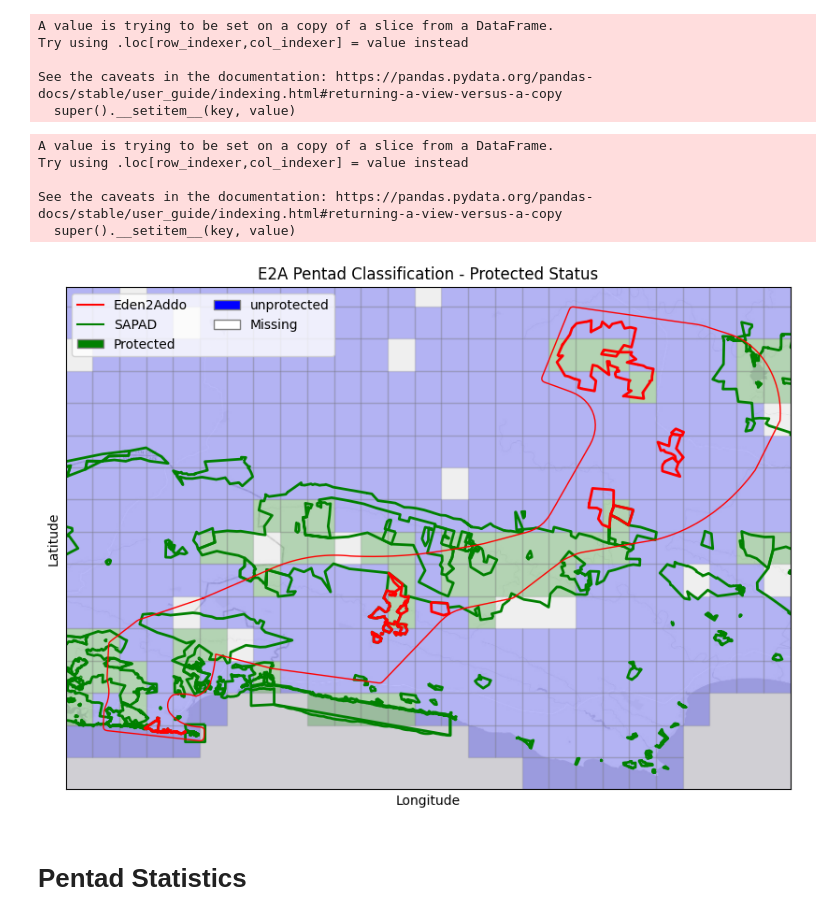
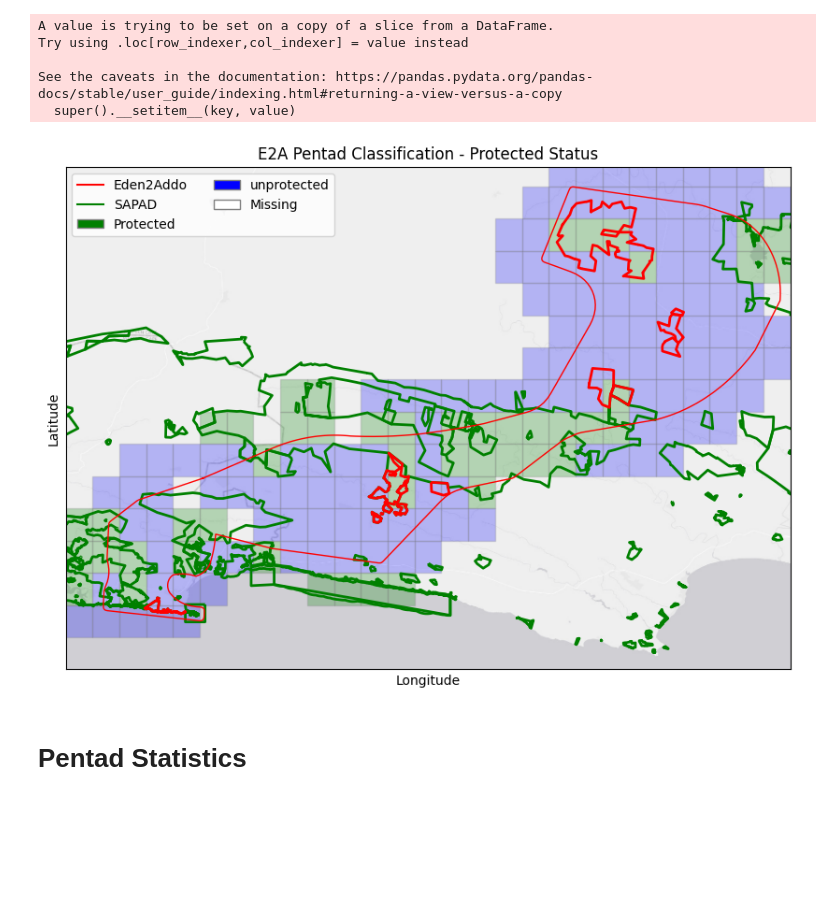
Before and after one commit to jardunn/ForTheBirds-EdenToAddo, a Jupyter notebook: forTheBirds_E2A.ipynb, the cells around one changed output. Saved outputs shown, nothing was run; the diff lists cells and outputs as text; code cells hidden in the pictures; blank space fills up the shorter version.

```diff
--- a/forTheBirds_E2A.ipynb
+++ b/forTheBirds_E2A.ipynb
@@ -149,8 +150,11 @@ def filter_to_bounding_box(df, bounding_box):
 bounding_box = Polygon([(min_lon, min_lat), (max_lon, min_lat), (max_lon, max_lat), (min_lon, max_lat)])
 e2a_SAPAD_df = filter_to_bounding_box(SAPAD_shape_df, bounding_box)
 e2a_pentad_gdf = filter_to_bounding_box(pentad_gdf, bounding_box)
+corridor_boundary = e2a_shape_broad_df.geometry.iloc[0]
+
 # Create a single area of SAPAD data
 e2a_SAPAD_area = e2a_SAPAD_df.dissolve()
+# Create a single area of the Eden to Addo sites
 e2a_site_area = e2a_shape_site_df.dissolve()
 # %%
 # Classify Pentads
@@ -256,6 +260,7 @@ plt.show()
 ## Add Protected Area to Pentads
 Use SAPAD regions to mark pentads as protected if they intersect with a protected area.
 # %%
+'''
 def classify_protected(pentad_geometry, protected_areas):
   for area in protected_areas:
     if area.overlaps(pentad_geometry).any() or area.contains(pentad_geometry).any():
@@ -263,57 +268,52 @@ def classify_protected(pentad_geometry, protected_areas):
   return False
 
 e2a_pentad_gdf['protected'] = e2a_pentad_gdf.geometry.apply(lambda row: classify_protected(row, [e2a_SAPAD_df, e2a_shape_site_df]))
+'''
+PROTECTED_THRESHOLD = 0.5
+e2a_pentad_gdf['protected'] = e2a_pentad_gdf.geometry.apply(
+    lambda polygon: (polygon.intersection(e2a_SAPAD_area.geometry.iloc[0]).area + polygon.intersection(e2a_site_area.geometry.loc[0]).area) / polygon.area > PROTECTED_THRESHOLD
+)
 # %% [output]
 A value is trying to be set on a copy of a slice from a DataFrame.
 Try using .loc[row_indexer,col_indexer] = value instead
 
 See the caveats in the documentation: https://pandas.pydata.org/pandas-docs/stable/user_guide/indexing.html#returning-a-view-versus-a-copy
   super().__setitem__(key, value)
-# %%
-e2a_pentad_gdf['percentage_protected'] = e2a_pentad_gdf.geometry.apply(
-    lambda polygon: (polygon.intersection(e2a_SAPAD_area.geometry.iloc[0]).area + polygon.intersection(e2a_site_area.geometry.loc[0]).area) / polygon.area
-)
-# %% [output]
-A value is trying to be set on a copy of a slice from a DataFrame.
-Try using .loc[row_indexer,col_indexer] = value instead
-
-See the caveats in the documentation: https://pandas.pydata.org/pandas-docs/stable/user_guide/indexing.html#returning-a-view-versus-a-copy
-  super().__setitem__(key, value)
 # %%
 def protected_colour(protected):
   return 'green' if protected else 'blue'
 
 def protected_percentage(percentage, threshold=0.9):
   return 'green' if percentage > threshold else 'blue'
 
 fig, ax = plt.subplots(figsize=(10, 10))
 m = Basemap(llcrnrlon=min_lon, llcrnrlat=min_lat, urcrnrlon=max_lon, urcrnrlat=max_lat, resolution='i', projection='merc', epsg= 4326, ax=ax)
 m.arcgisimage(service='Canvas/World_Light_Gray_Base', xpixels=1000, verbose=False)  # Use ArcGIS image for better basemap
 
 # Plot the e2a_shape_df data on the basemap
-e2a_pentad_gdf.plot(ax=ax, color=e2a_pentad_gdf.percentage_protected.apply(lambda x: protected_percentage(x, 0.5)), edgecolor='grey', alpha=0.25)
+e2a_pentad_gdf.plot(ax=ax, color=e2a_pentad_gdf.protected.apply(protected_colour), edgecolor='grey', alpha=0.25)
 e2a_SAPAD_df.plot(ax=ax, facecolor='none', edgecolor='green', alpha=1, lw=2) # Plot the shapefile
 e2a_shape_site_df.plot(ax=ax, facecolor='none', edgecolor='red', alpha=1, lw=2) # Plot the shapefile
 e2a_shape_broad_df.plot(ax=ax, facecolor='none', edgecolor='red', alpha=1, lw=1) # Plot the shapefile
 
 # Add a title and labels
 plt.title('E2A Pentad Classification - Protected Status')
 plt.xlabel('Longitude')
 plt.ylabel('Latitude')
 
 import matplotlib.patches as mpatches
 import matplotlib.lines as mlines
 red_line = mlines.Line2D([], [], color='red', marker='', markersize=15, label='Eden2Addo')
 green_line = mlines.Line2D([], [], color='green', marker='', markersize=15, label='SAPAD')
 
 green_patch = mpatches.Patch(facecolor='green', edgecolor='grey', label='Protected')
 blue_patch = mpatches.Patch(facecolor='blue', edgecolor='grey', label='unprotected')
 white_patch = mpatches.Patch(facecolor='white', edgecolor='grey', label='Missing')
 legend_elements = [red_line, green_line, green_patch, blue_patch, white_patch]
 ax.legend(handles=legend_elements, loc='upper left', ncol=2)
 plt.show()
 # %% [output]
-[figure, old version]
+[figure, new version]
 # %% [markdown]
 # Pentad Statistics
 # %%
```
Also changed, not shown: parts of 16 cells of this notebook.
